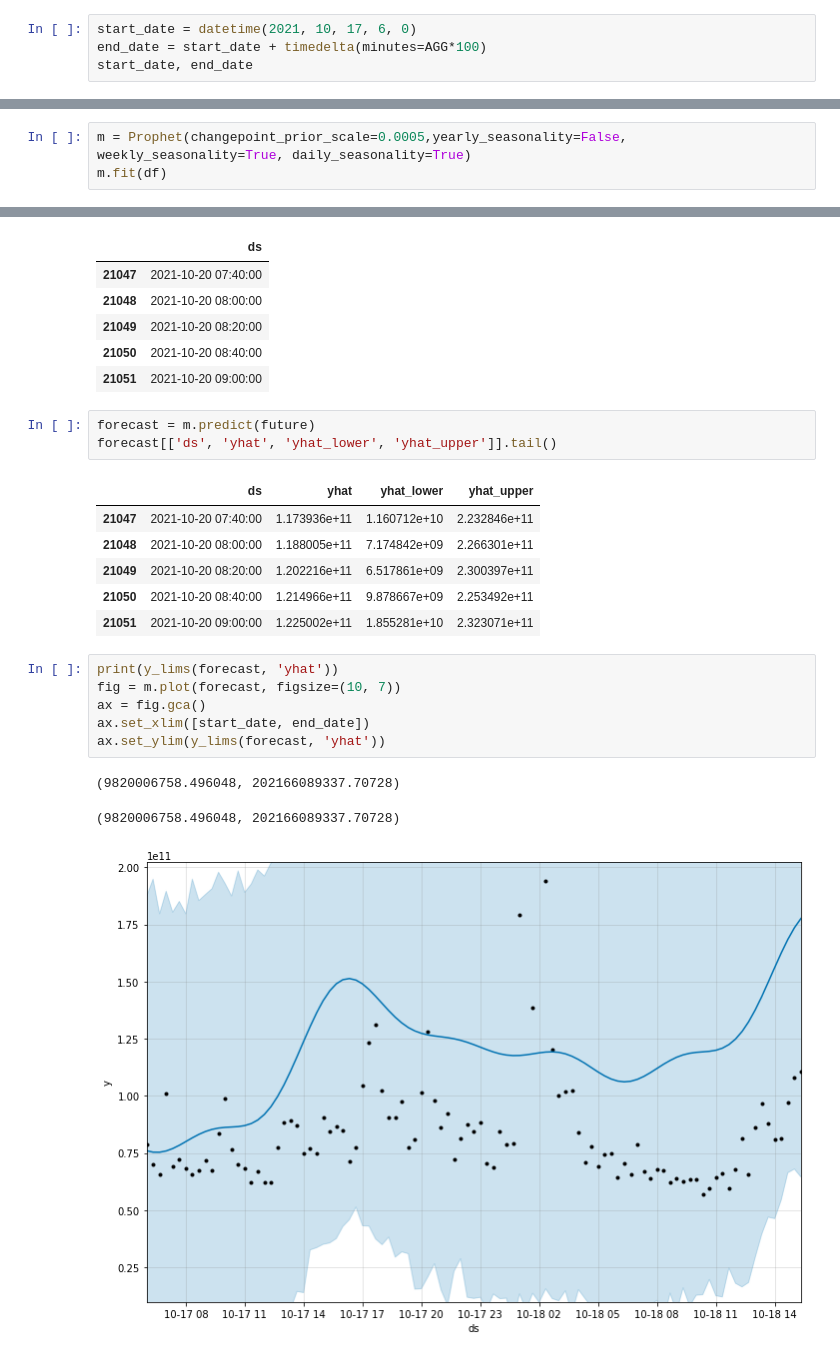
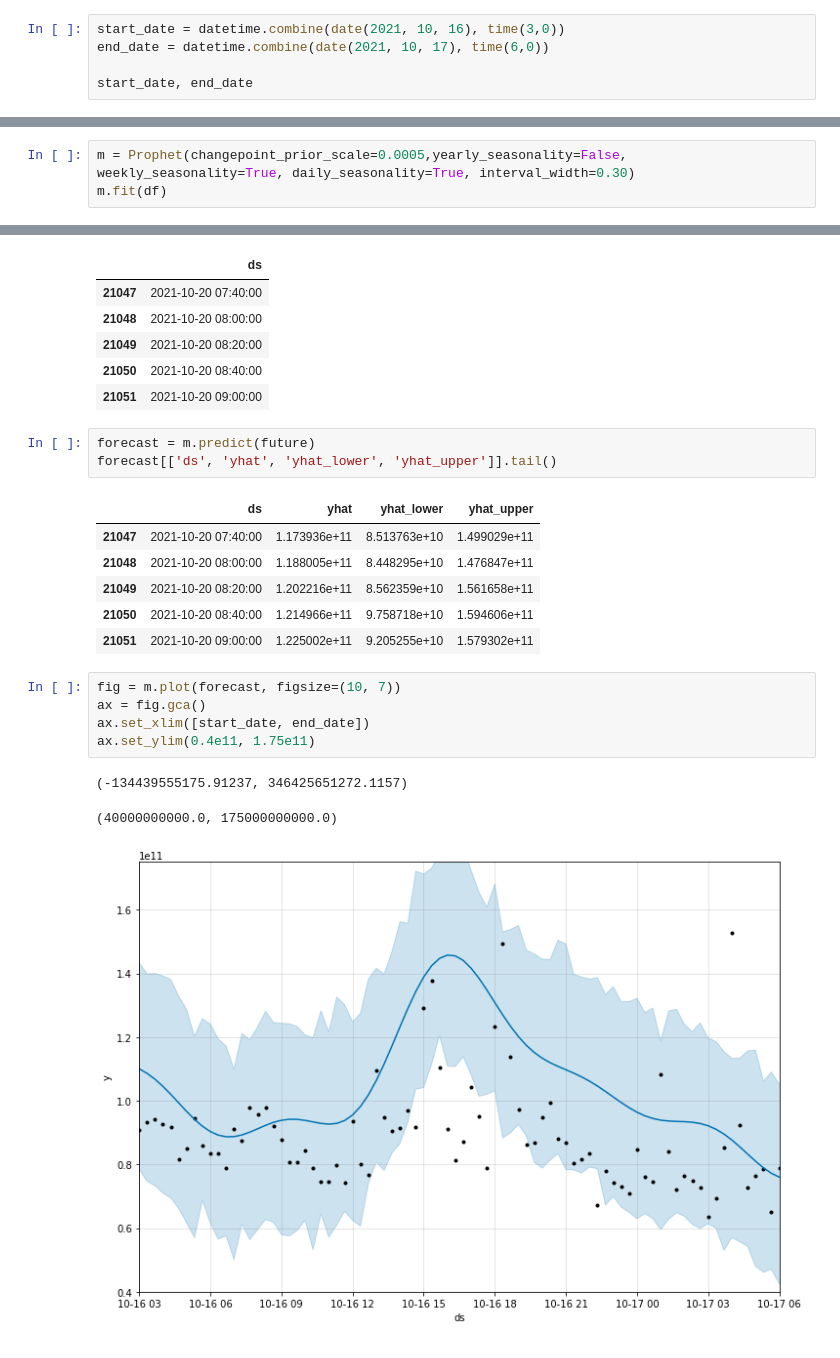
Before and after one commit to andrasfe/ethgas, a Jupyter notebook: prophet-model-comparison.ipynb, the cells around one changed output, grey strips where cells are left out. Drawn from its saved outputs; the diff is of its cells as text.

Commit message:
cleaned up graph and added stats

```diff
--- a/prophet-model-comparison.ipynb
+++ b/prophet-model-comparison.ipynb
@@ -15,7 +19,8 @@ df = df.sort_index()
 df.index = pd.to_datetime(df.index)
 df = df.groupby(pd.Grouper(level='Date', freq=FREQ)).mean()
 # %%
-start_date = datetime(2021, 10, 17, 6, 0)
-end_date = start_date + timedelta(minutes=AGG*100)
+start_date = datetime.combine(date(2021, 10, 16), time(3,0))
+end_date = datetime.combine(date(2021, 10, 17), time(6,0))
+
 start_date, end_date
 # %% [output]
@@ -52,7 +54,7 @@ df.head()
 | 3 | 2021-01-01 01:00:00 | 8.713914e+10 |
 | 4 | 2021-01-01 01:20:00 | 7.425917e+10 |
 # %%
-m = Prophet(changepoint_prior_scale=0.0005,yearly_seasonality=False, weekly_seasonality=True, daily_seasonality=True)
+m = Prophet(changepoint_prior_scale=0.0005,yearly_seasonality=False, weekly_seasonality=True, daily_seasonality=True, interval_width=0.30)
 m.fit(df)
 # %% [output]
 <prophet.forecaster.Prophet at 0x...>
@@ -71,18 +73,17 @@ forecast = m.predict(future)
 forecast[['ds', 'yhat', 'yhat_lower', 'yhat_upper']].tail()
 # %% [output]
 |  | ds | yhat | yhat_lower | yhat_upper |
-| 21047 | 2021-10-20 07:40:00 | 1.173936e+11 | 1.160712e+10 | 2.232846e+11 |
-| 21048 | 2021-10-20 08:00:00 | 1.188005e+11 | 7.174842e+09 | 2.266301e+11 |
-| 21049 | 2021-10-20 08:20:00 | 1.202216e+11 | 6.517861e+09 | 2.300397e+11 |
-| 21050 | 2021-10-20 08:40:00 | 1.214966e+11 | 9.878667e+09 | 2.253492e+11 |
-| 21051 | 2021-10-20 09:00:00 | 1.225002e+11 | 1.855281e+10 | 2.323071e+11 |
+| 21047 | 2021-10-20 07:40:00 | 1.173936e+11 | 8.513763e+10 | 1.499029e+11 |
+| 21048 | 2021-10-20 08:00:00 | 1.188005e+11 | 8.448295e+10 | 1.476847e+11 |
+| 21049 | 2021-10-20 08:20:00 | 1.202216e+11 | 8.562359e+10 | 1.561658e+11 |
+| 21050 | 2021-10-20 08:40:00 | 1.214966e+11 | 9.758718e+10 | 1.594606e+11 |
+| 21051 | 2021-10-20 09:00:00 | 1.225002e+11 | 9.205255e+10 | 1.579302e+11 |
 # %%
-print(y_lims(forecast, 'yhat'))
 fig = m.plot(forecast, figsize=(10, 7))
 ax = fig.gca()
 ax.set_xlim([start_date, end_date])
-ax.set_ylim(y_lims(forecast, 'yhat'))
+ax.set_ylim(0.4e11, 1.75e11)
 # %% [output]
-(9820006758.496048, 202166089337.70728)
+(-134439555175.91237, 346425651272.1157)
-(9820006758.496048, 202166089337.70728)
+(40000000000.0, 175000000000.0)
-[figure, old version]
+[figure, new version]
```
Also changed, not shown: parts of 8 cells of this notebook.
